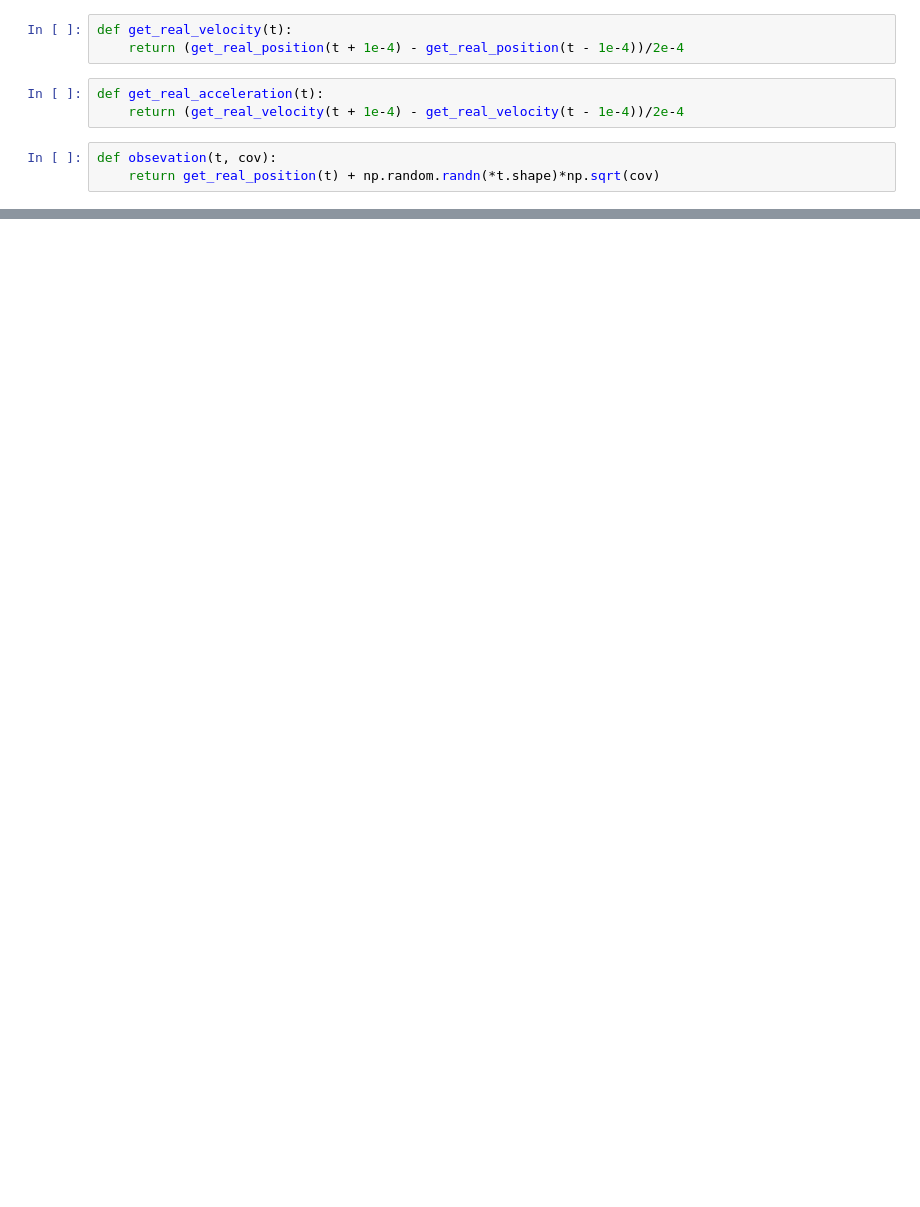
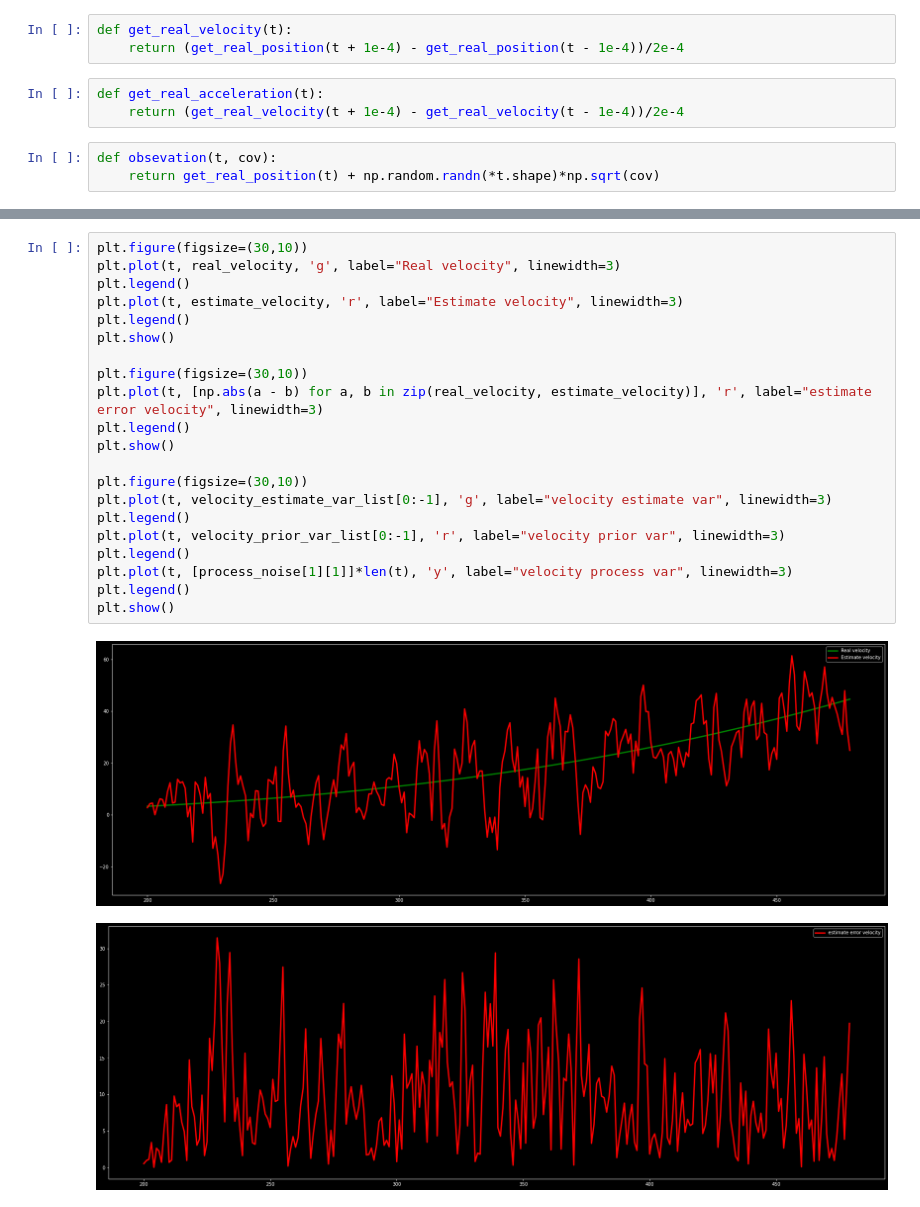
Before and after one commit to Long-ThanhLe/KalmanFilter, a Jupyter notebook: kalman.ipynb, the cells around one changed output, grey strips where cells are left out. Drawn from its saved outputs; the diff is of its cells as text; blank space fills up the shorter version.

```diff
--- a/kalman.ipynb
+++ b/kalman.ipynb
@@ -140,0 +160,24 @@ plt.show()
+# %%
+plt.figure(figsize=(30,10))
+plt.plot(t, real_velocity, 'g', label="Real velocity", linewidth=3)
+plt.legend()
+plt.plot(t, estimate_velocity, 'r', label="Estimate velocity", linewidth=3)
+plt.legend()
+plt.show()
+
+plt.figure(figsize=(30,10))
+plt.plot(t, [np.abs(a - b) for a, b in zip(real_velocity, estimate_velocity)], 'r', label="estimate error velocity", linewidth=3)
+plt.legend()
+plt.show()
+
+plt.figure(figsize=(30,10))
+plt.plot(t, velocity_estimate_var_list[0:-1], 'g', label="velocity estimate var", linewidth=3)
+plt.legend()
+plt.plot(t, velocity_prior_var_list[0:-1], 'r', label="velocity prior var", linewidth=3)
+plt.legend()
+plt.plot(t, [process_noise[1][1]]*len(t), 'y', label="velocity process var", linewidth=3)
+plt.legend()
+plt.show()
+# %% [output]
+[figure, added]
+[figure, added]
```
Also changed, not shown: parts of 10 cells of this notebook.
